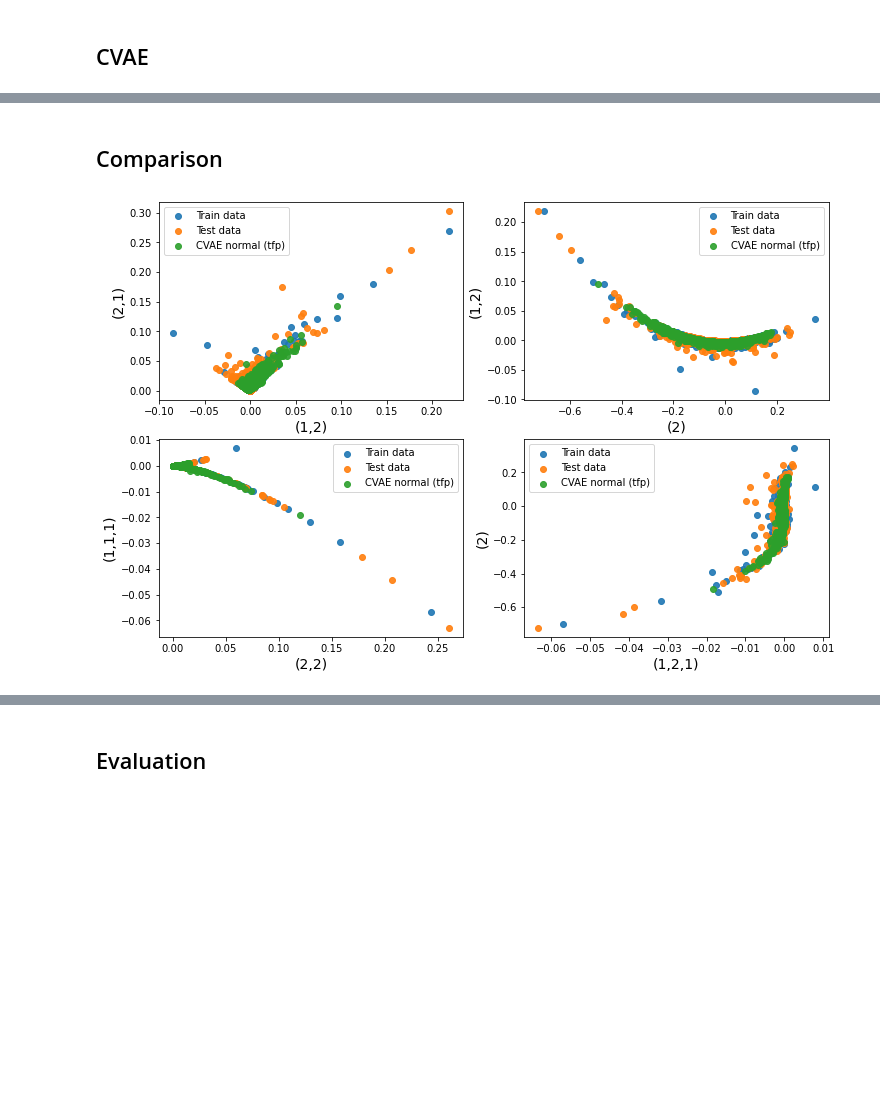
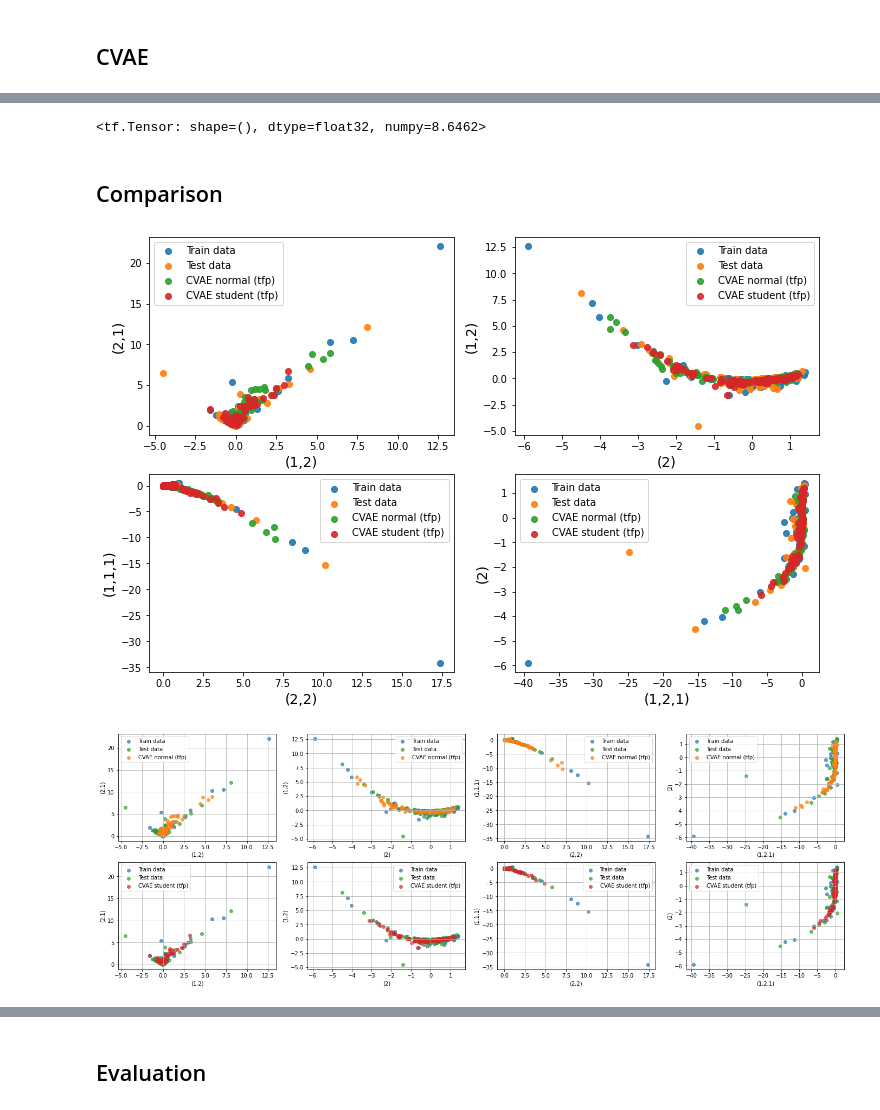
Before and after one commit to justinhou95/market_simulator, a Jupyter notebook: notebooks/reproduce.ipynb, the cells around one changed output, grey strips where cells are left out. Saved outputs shown, nothing was run; the diff lists cells and outputs as text; code cells hidden in the pictures; blank space fills up the shorter version.

```diff
--- a/notebooks/reproduce.ipynb
+++ b/notebooks/reproduce.ipynb
@@ -33,12 +33,21 @@ import matplotlib.pyplot as plt
 
 # rough_bergomi
 params = {
-            "M": 1000,
+            "M": 100,
             "H": 0.14,
             "rho": -0.85,
             "xi0": 0.1,
             "nu": 1.5,
-            "S0": 1.
+            "S0": 10.
+          }
+
+params2 = {
+            "M": 100,
+            "H": 0.14,
+            "rho": -0.85,
+            "xi0": 0.2,
+            "nu": 1,
+            "S0": 10.
           }
 
 def _load_rough_bergomi(params, freq, test_use = False):
@@ -126,14 +116,14 @@ data_dim = data.shape[-1]
 cond_dim = data_cond.shape[-1]
 latent_dim = 8
 hidden_dim = 50
-weight = 0.001
+weight = 0.003
 
 x_input = [data, data_cond]
 encoder = cvae_tfp.Encoder(data_dim, cond_dim, latent_dim, hidden_dim)
 sampler = cvae_tfp.NormalSampler(latent_dim)
 encodersampler = cvae_tfp.EncoderSampler(encoder,sampler)
 decoder = cvae_tfp.Decoder(data_dim, cond_dim, latent_dim, hidden_dim)
-model_normal = cvae_tfp.CVAE_bergomi(data_dim, cond_dim, latent_dim, hidden_dim, weight, decoder, encodersampler)
+model_normal = cvae_tfp.CVAE_bergomi(data_dim, cond_dim, latent_dim, hidden_dim, weight, decoder, encodersampler, False)
 model_normal.compile(optimizer='adam', loss=cvae_tfp.zero_error)
 model_normal.fit(x = x_input, y = data, epochs=10000,batch_size=sample_dim, verbose = True)
 
@@ -187,4 +195,6 @@ generated_sig1 = np.array([tosig.logsig2sig(logsig, 2, order) for logsig in tqdm
 # %%
-# df,_,_ = model_student.encodersampler.encoder(x_input)
-# df
+df,_,_ = model_student.encodersampler.encoder(x_input)
+df
+# %% [output]
+<tf.Tensor: shape=(), dtype=float32, numpy=8.6462>
 # %%
@@ -210,37 +220,52 @@ generated_sig1 = np.array([tosig.logsig2sig(logsig, 2, order) for logsig in tqdm
 ## Comparison
 # %%
 from esig.tosig import sigkeys
-
 keys = sigkeys(2, order).split()
-
 factor = []
 for i in keys:
     factor.append((np.ceil((len(i)-2)/2)))
 factor = np.array(factor)
-
 PROJECTIONS = [(4, 5), (2, 4), (6, 7), (9, 2)]
-
 # set_sig = [train_sig, test_sig, generated_sig, generated_sig1, generated_sig2]
 # set_name = ["Train data", "Test data", "CVAE normal (keras)", "CVAE normal (tfp)", "CVAE student (tfp)"]
-
-set_sig = [train_sig, test_sig, generated_sig1]#, generated_sig2]
-set_name = ["Train data", "Test data", "CVAE normal (tfp)"]#, "CVAE student (tfp)"]
-
+set_sig = [train_sig, test_sig, generated_sig1, generated_sig2]
+set_name = ["Train data", "Test data", "CVAE normal (tfp)", "CVAE student (tfp)"]
 plt.figure(figsize=(12, 8))
 for i, projection in enumerate(PROJECTIONS):
     plt.subplot(2, 2, i + 1)
     for j, signame in enumerate(zip(set_sig, set_name)):
         sig, name = signame
         plt.scatter(sig[:, projection[0]], sig[:, projection[1]],label=name, alpha = 0.9)
     plt.xlabel(keys[projection[0]], fontsize=14)
     plt.ylabel(keys[projection[1]], fontsize=14)
 #     plt.xticks([])
 #     plt.yticks([])
     plt.legend()
+plt.show()
 
+f,p=plt.subplots(2,4,figsize=(24,8))
+for k, projection in enumerate(PROJECTIONS):
+    for i in range(2):
+        p[i,k].scatter(train_sig[:, projection[0]], train_sig[:, projection[1]],\
+                       label="Train data", alpha = 0.7, color = 'tab:blue')
+        p[i,k].scatter(test_sig[:, projection[0]], test_sig[:, projection[1]],\
+                       label="Test data", alpha = 0.7, color = 'tab:green')
+        if i == 0:
+            p[i,k].scatter(generated_sig1[:, projection[0]], generated_sig1[:, projection[1]],\
+                         label="CVAE normal (tfp)", alpha = 0.7, color = 'tab:orange')
+        else:
+            p[i,k].scatter(generated_sig2[:, projection[0]], generated_sig2[:, projection[1]],\
+                         label="CVAE student (tfp)", alpha = 0.7, color = 'tab:red')
+        p[i,k].set_xlabel(keys[projection[0]], fontsize=10)
+        p[i,k].set_ylabel(keys[projection[1]], fontsize=10)
+        p[i,k].legend()
+        p[i,k].grid()
 plt.show()
+#     plt.xticks([])
+#     plt.yticks([])
 # %% [output]
-[figure, old version]
+[figure, new version]
+[figure, added]
 # %%
 from esig.tosig import logsigkeys
 import re
```
Also changed, not shown: parts of 18 cells of this notebook, 13 other files.
